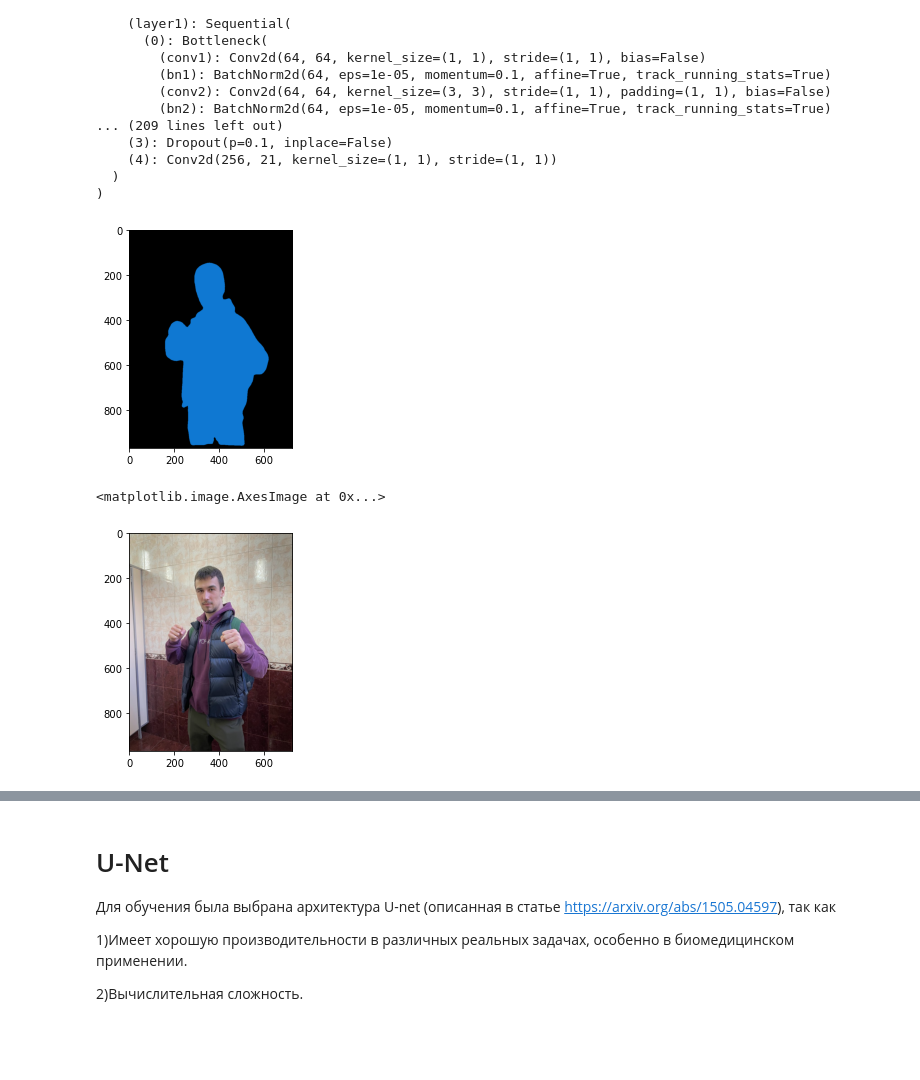
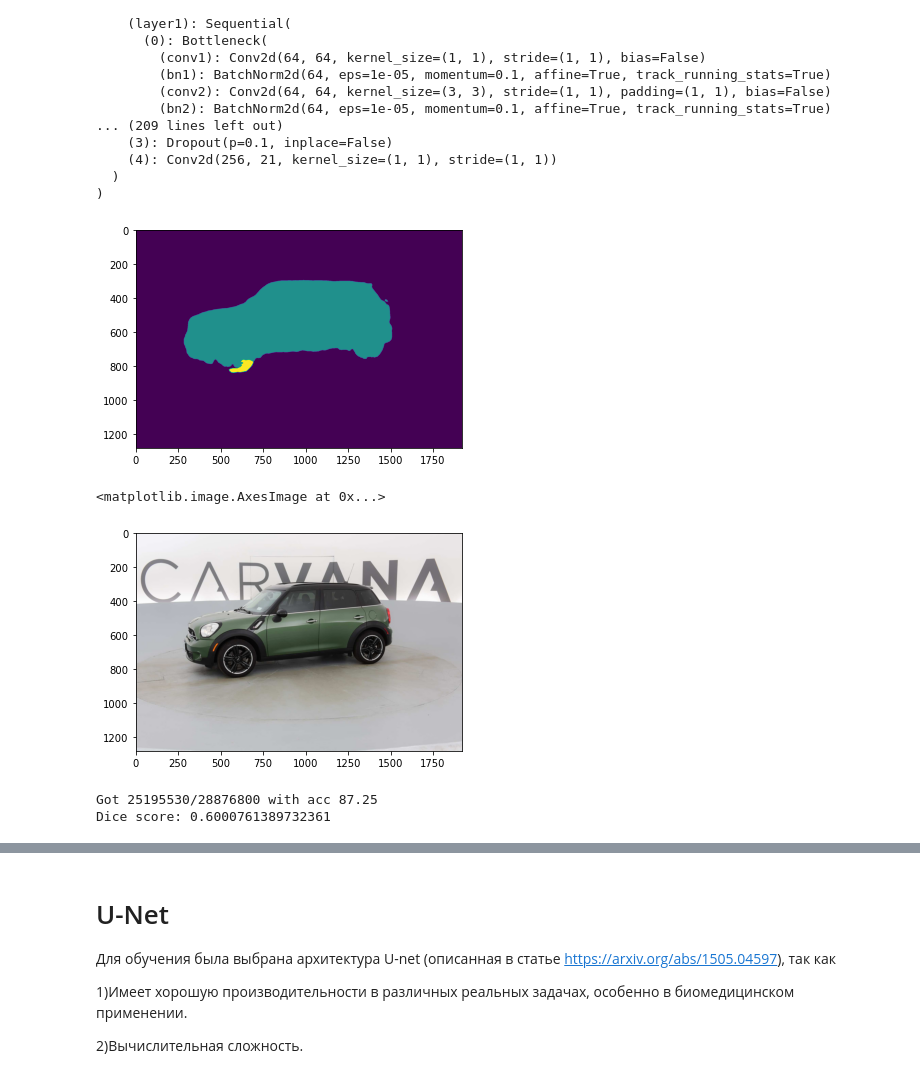
Before and after one commit to epileptickkid/Background-removal, a Jupyter notebook: background removal.ipynb, the cells around one changed output, grey strips where cells are left out. Saved outputs shown, nothing was run; the diff lists cells and outputs as text; code cells hidden in the pictures; blank space fills up the shorter version.

```diff
--- a/background removal.ipynb
+++ b/background removal.ipynb
@@ -128,7 +117,7 @@ DeepLabV3(
 # предобработка данных
 from PIL import Image
 from torchvision import transforms
-input_image = Image.open('IMG_1095.jpg')
+input_image = Image.open('data/train_images/0d1a9caf4350_04.jpg')
 input_image = input_image.convert("RGB")
 preprocess = transforms.Compose([
     transforms.ToTensor(),
@@ -150,21 +139,50 @@ output_predictions = output.argmax(0)
 # %%
 # create a color pallette, selecting a color for each class
 palette = torch.tensor([2 ** 25 - 1, 2 ** 15 - 1, 2 ** 21 - 1])
 colors = torch.as_tensor([i for i in range(21)])[:, None] * palette
 colors = (colors % 255).numpy().astype("uint8")
 
 # plot the semantic segmentation predictions of 21 classes in each color
 r = Image.fromarray(output_predictions.byte().cpu().numpy()).resize(input_image.size)
-r.putpalette(colors)
 
 import matplotlib.pyplot as plt
 plt.imshow(r)
 plt.show()
 plt.imshow(input_image)
 # %% [output]
-[figure, old version]
+[figure, new version]
 <matplotlib.image.AxesImage at 0x...>
-[figure, old version]
+[figure, new version]
+# %%
+deeplabv3_transforms = A.Compose(
+        [
+            A.Resize(height=IMAGE_HEIGHT, width=IMAGE_WIDTH),
+            A.Normalize(
+                mean=[0.485, 0.456, 0.406],
+                std=[0.229, 0.224, 0.225],
+                max_pixel_value=255.0,
+            ),
+            ToTensorV2(),
+        ],
+    )
+
+
+train_loader, val_loader = get_loaders(
+        TRAIN_IMG_DIR,
+        TRAIN_MASK_DIR,
+        VAL_IMG_DIR,
+        VAL_MASK_DIR,
+        BATCH_SIZE,
+        deeplabv3_transforms,
+        deeplabv3_transforms,
+        NUM_WORKERS,
+        PIN_MEMORY,
+    )
+
+check_accuracy_deeplabv3(val_loader, model, device=DEVICE)
+# %% [output]
+Got 25195530/28876800 with acc 87.25
+Dice score: 0.6000761389732361
 # %%
 def remove(mask,input_image):
     mask = np.array(r)
```
Also changed, not shown: parts of 8 cells of this notebook.
